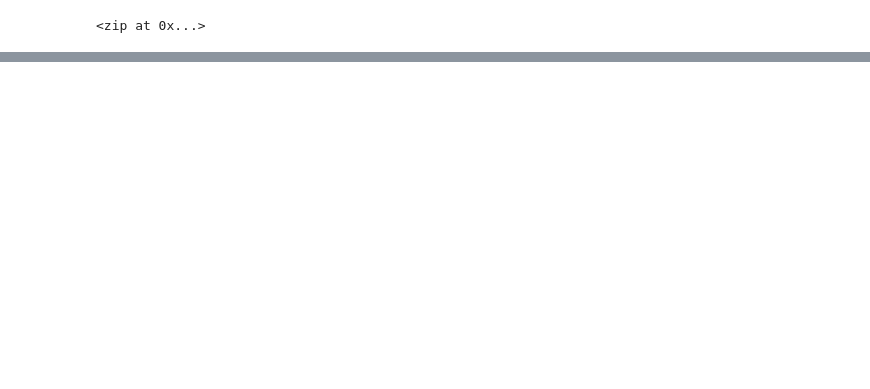
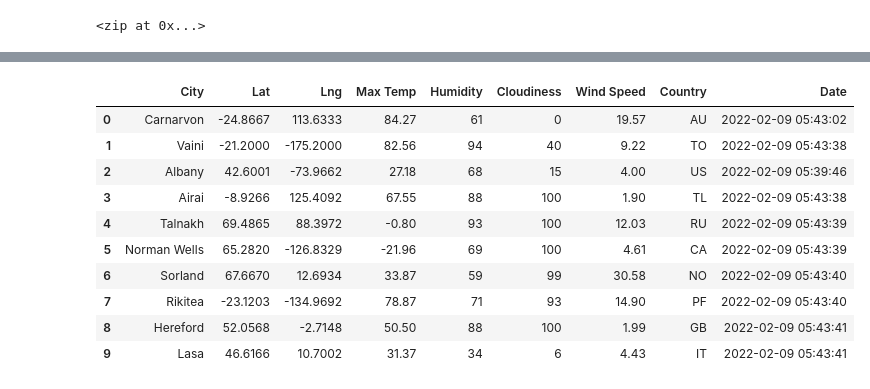
Before and after one commit to Arrosa123/World_Weather_Analysis, a Jupyter notebook: weatherPy.ipynb, the cells around one changed output, grey strips where cells are left out. Cells and saved outputs as stored; diff of their text form; code cells hidden in the pictures; blank space fills up the shorter version.

Commit message:
Modifying.gitignore and adding WeatherPy file.

```diff
--- a/weatherPy.ipynb
+++ b/weatherPy.ipynb
@@ -32,0 +39,3 @@ len(cities)
+# %%
+url = "http://api.openweathermap.org/data/2.5/weather?units=Imperial&APPID=" + weather_api_key
+print(url)
@@ -32,0 +44,3 @@ len(cities)
+# %%
+city_url = url + "&q=" + "Boston"
+print(city_url)
@@ -32,0 +131,16 @@ len(cities)
+# %%
+# Convert the array of dictionaries to a Pandas DataFrame.
+city_data_df = pd.DataFrame(city_data)
+city_data_df.head(10)
+# %% [output]
+|  | City | Lat | Lng | Max Temp | Humidity | Cloudiness | Wind Speed | Country | Date |
+| 0 | Carnarvon | -24.8667 | 113.6333 | 84.27 | 61 | 0 | 19.57 | AU | 2022-02-09 05:43:02 |
+| 1 | Vaini | -21.2000 | -175.2000 | 82.56 | 94 | 40 | 9.22 | TO | 2022-02-09 05:43:38 |
+| 2 | Albany | 42.6001 | -73.9662 | 27.18 | 68 | 15 | 4.00 | US | 2022-02-09 05:39:46 |
+| 3 | Airai | -8.9266 | 125.4092 | 67.55 | 88 | 100 | 1.90 | TL | 2022-02-09 05:43:38 |
+| 4 | Talnakh | 69.4865 | 88.3972 | -0.80 | 93 | 100 | 12.03 | RU | 2022-02-09 05:43:39 |
+| 5 | Norman Wells | 65.2820 | -126.8329 | -21.96 | 69 | 100 | 4.61 | CA | 2022-02-09 05:43:39 |
+| 6 | Sorland | 67.6670 | 12.6934 | 33.87 | 59 | 99 | 30.58 | NO | 2022-02-09 05:43:40 |
+| 7 | Rikitea | -23.1203 | -134.9692 | 78.87 | 71 | 93 | 14.90 | PF | 2022-02-09 05:43:40 |
+| 8 | Hereford | 52.0568 | -2.7148 | 50.50 | 88 | 100 | 1.99 | GB | 2022-02-09 05:43:41 |
+| 9 | Lasa | 46.6166 | 10.7002 | 31.37 | 34 | 6 | 4.43 | IT | 2022-02-09 05:43:41 |
```
Also changed, not shown: parts of 9 cells of this notebook, 2 other files.
